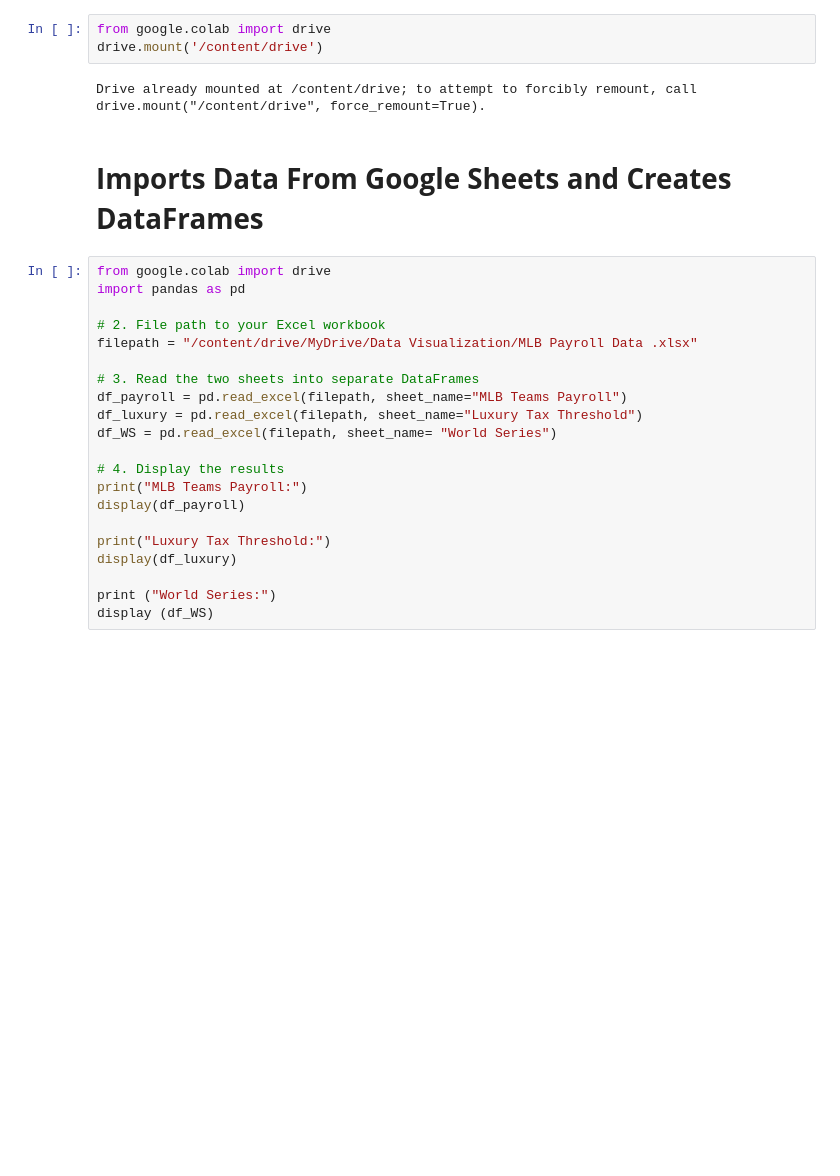
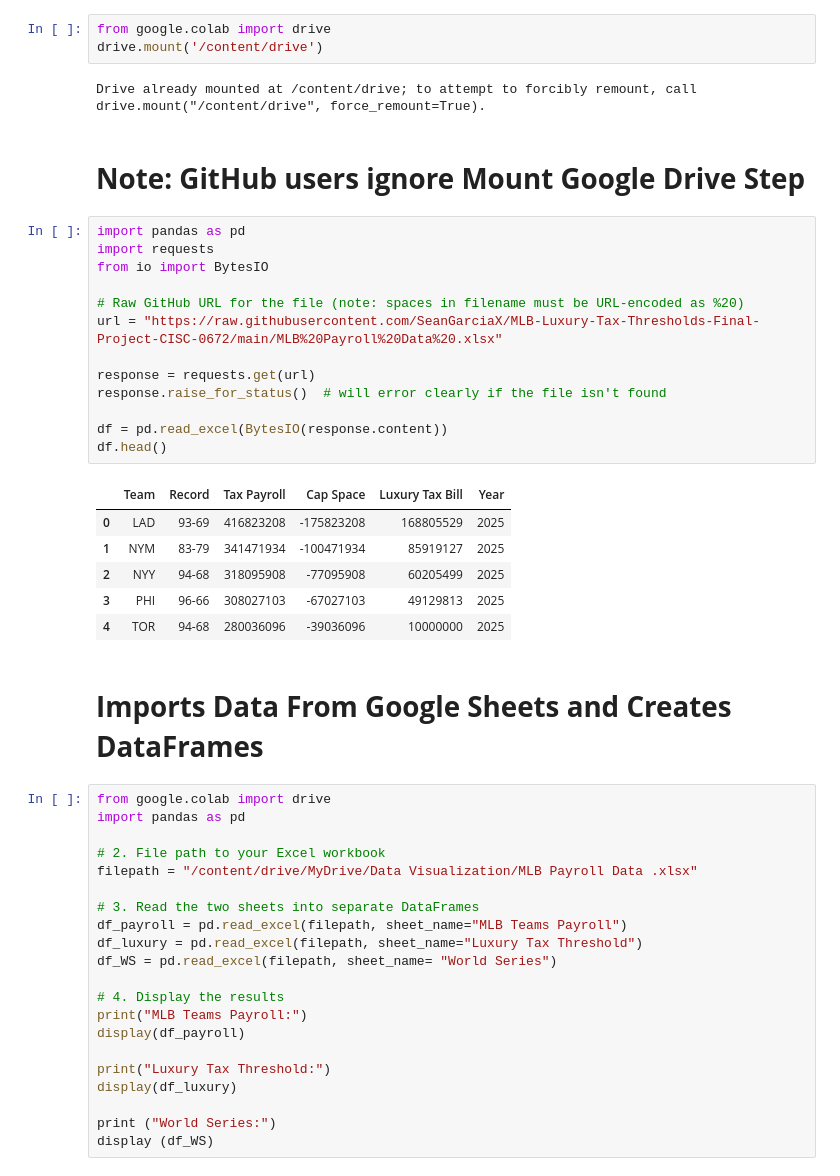
Before and after one commit to SeanGarciaX/MLB-Luxury-Tax-Thresholds-Final-Project-CISC-0672, a Jupyter notebook: Luxury_Tax_Thresholds_Final_Project_CISC_0672.ipynb, the cells around one changed output. Saved outputs shown, nothing was run; the diff lists cells and outputs as text; blank space fills up the shorter version.

```diff
--- a/Luxury_Tax_Thresholds_Final_Project_CISC_0672.ipynb
+++ b/Luxury_Tax_Thresholds_Final_Project_CISC_0672.ipynb
@@ -7,6 +7,28 @@ from google.colab import drive
 drive.mount('/content/drive')
 # %% [output]
 Drive already mounted at /content/drive; to attempt to forcibly remount, call drive.mount("/content/drive", force_remount=True).
+# %% [markdown]
+# **Note: GitHub users ignore Mount Google Drive Step**
+# %%
+import pandas as pd
+import requests
+from io import BytesIO
+
+# Raw GitHub URL for the file (note: spaces in filename must be URL-encoded as %20)
+url = "https://raw.githubusercontent.com/SeanGarciaX/MLB-Luxury-Tax-Thresholds-Final-Project-CISC-0672/main/MLB%20Payroll%20Data%20.xlsx"
+
+response = requests.get(url)
+response.raise_for_status()  # will error clearly if the file isn't found
+
+df = pd.read_excel(BytesIO(response.content))
+df.head()
+# %% [output]
+|  | Team | Record | Tax Payroll | Cap Space | Luxury Tax Bill | Year |
+| 0 | LAD | 93-69 | 416823208 | -175823208 | 168805529 | 2025 |
+| 1 | NYM | 83-79 | 341471934 | -100471934 | 85919127 | 2025 |
+| 2 | NYY | 94-68 | 318095908 | -77095908 | 60205499 | 2025 |
+| 3 | PHI | 96-66 | 308027103 | -67027103 | 49129813 | 2025 |
+| 4 | TOR | 94-68 | 280036096 | -39036096 | 10000000 | 2025 |
 # %% [markdown]
 # **Imports Data From Google Sheets and Creates DataFrames**
 # %%
```
Also changed, not shown: parts of 1 cell of this notebook.
